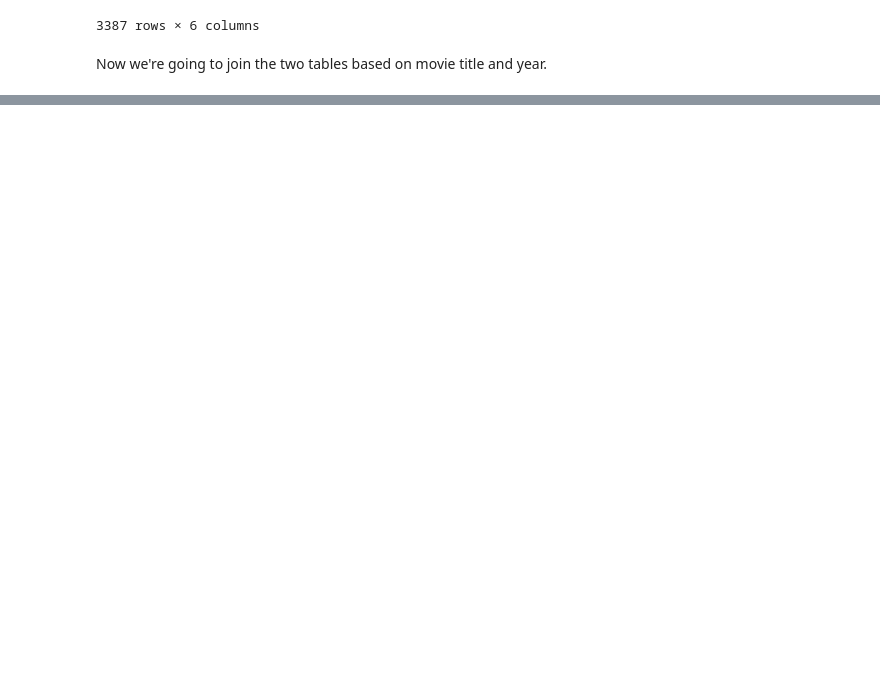
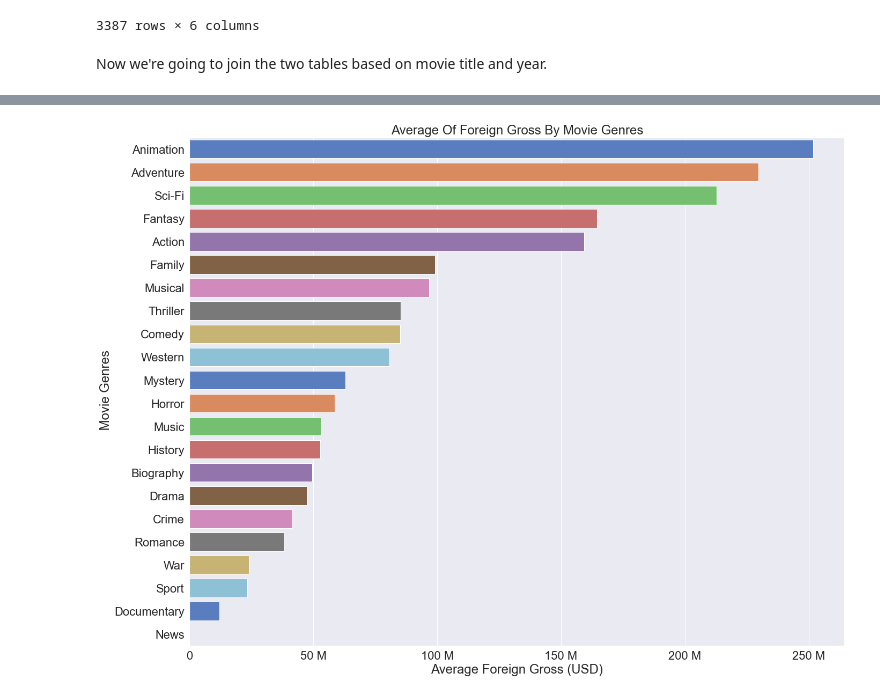
Before and after one commit to sanderlin2013/Movie-Analysis, a Jupyter notebook: Movie Data Analysis.ipynb, the cells around one changed output, grey strips where cells are left out. Saved outputs shown, nothing was run; the diff lists cells and outputs as text; code cells hidden in the pictures; blank space fills up the shorter version.

Commit message:
first draft of first question and visualization

```diff
--- a/Movie Data Analysis.ipynb
+++ b/Movie Data Analysis.ipynb
@@ -365,0 +339,3 @@ bom_movie_basics_joined[bom_movie_basics_joined["title"].duplicated()]
+# %%
+bom_movie_basics_joined.drop_duplicates(subset=['title', 'year'], keep=False, inplace=True)
+bom_movie_basics_joined
@@ -365,0 +358,3 @@ bom_movie_basics_joined[bom_movie_basics_joined["title"].duplicated()]
+# %%
+bom_movie_basics_joined['genres'] = bom_movie_basics_joined['genres'].str.split(pat=',')
+bom_movie_basics_exploded = bom_movie_basics_joined.explode('genres', ignore_index=True)
@@ -365,0 +388,7 @@ bom_movie_basics_joined[bom_movie_basics_joined["title"].duplicated()]
+# %%
+# getting rid of commas before we make the transformation
+bom_movie_basics_exploded['foreign_gross'] = bom_movie_basics_exploded['foreign_gross'].str.replace(',','')
+# transforming the string object into an integer
+bom_movie_basics_exploded = bom_movie_basics_exploded.astype({'foreign_gross': np.float})
+# checking to see if it worked
+bom_movie_basics_exploded.dtypes
@@ -365,0 +421,3 @@ bom_movie_basics_joined[bom_movie_basics_joined["title"].duplicated()]
+# %%
+bom_movie_basics_exploded_avg= bom_movie_basics_exploded.groupby(['genres']).foreign_gross.mean().reset_index()
+bom_movie_basics_exploded_avg
@@ -365,0 +442,20 @@ bom_movie_basics_joined[bom_movie_basics_joined["title"].duplicated()]
+# %%
+# specify size of plot
+fig, ax = plt.subplots(figsize=(20, 15))
+# increase font size of all elements
+sns.set(font_scale=2)
+# create bar plot
+sns.barplot(data=bom_movie_basics_exploded_avg.sort_values(by='foreign_gross', ascending=False),
+            x='foreign_gross',
+            y='genres',
+            ci = None,
+            palette='muted').set(title='Average Of Foreign Gross By Movie Genres')
+# lable axes
+ax.set(xlabel='Average Foreign Gross (USD)', ylabel=' Movie Genres')
+# get rid of scientific notation
+#plt.ticklabel_format(style='plain', axis='x')
+ax.xaxis.set_major_formatter(ticker.EngFormatter())
+plt.tight_layout()
+plt.show();
+# %% [output]
+[figure, added]
```
Also changed, not shown: parts of 29 cells of this notebook.
